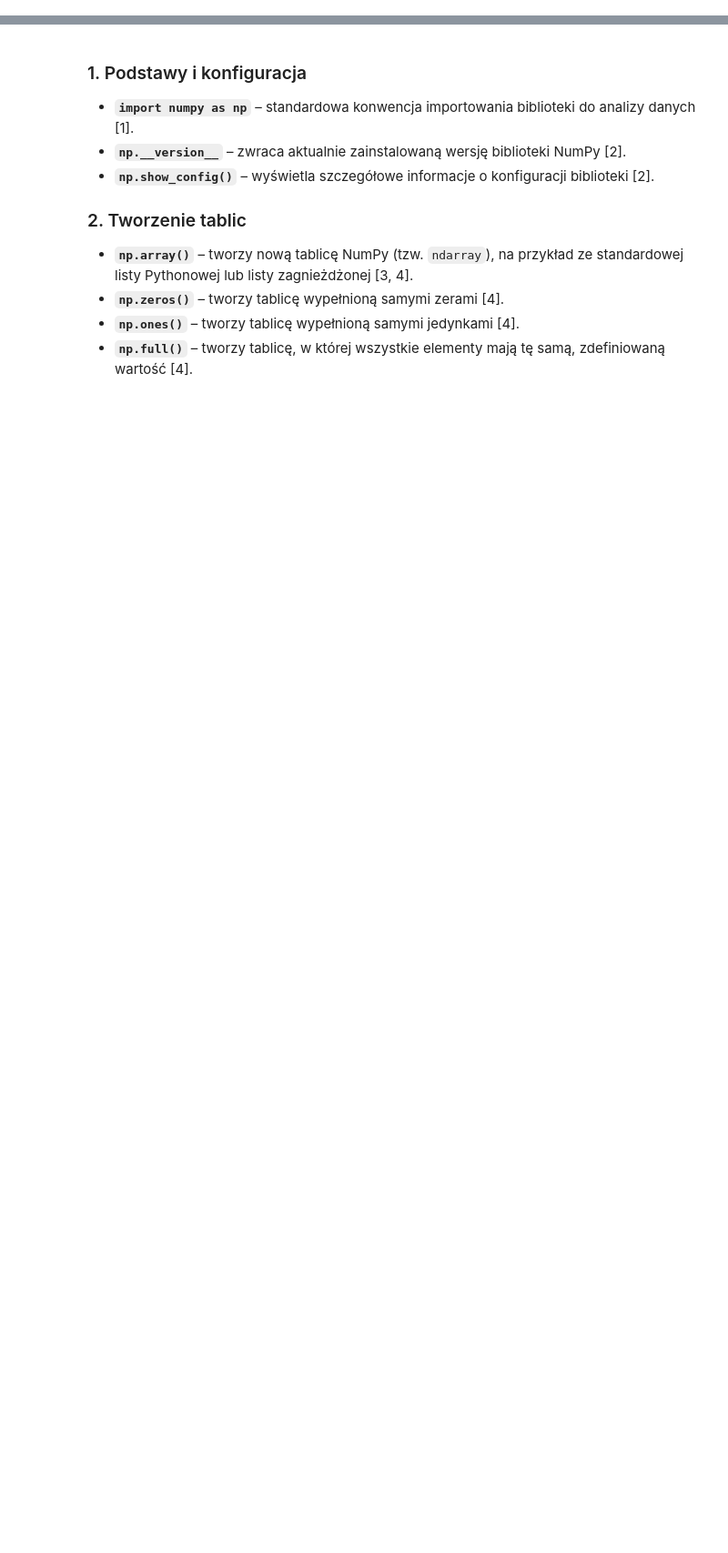
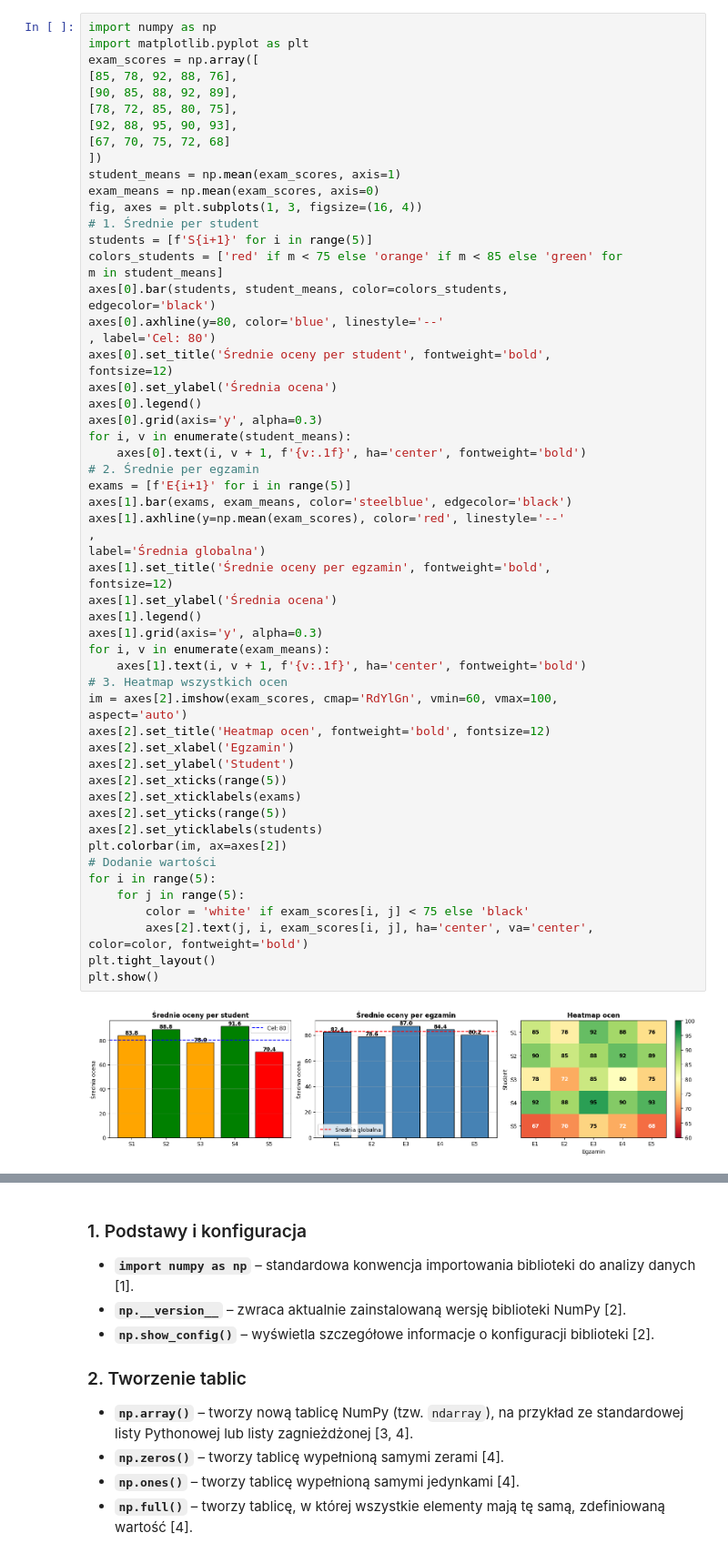
Before and after one commit to EwelinaNiewczas00/end-to-end-data-science, a Jupyter notebook: Prace_Domowe/Ćwiczenia_10.ipynb, the cells around one changed output, grey strips where cells are left out. Shown at 91% size. Saved outputs shown, nothing was run; the diff lists cells and outputs as text; blank space fills up the shorter version.

```diff
--- a/Prace_Domowe/Ćwiczenia_10.ipynb
+++ b/Prace_Domowe/Ćwiczenia_10.ipynb
@@ -92,0 +597,62 @@ zera 2d:
+# %%
+import numpy as np
+import matplotlib.pyplot as plt
+exam_scores = np.array([
+[85, 78, 92, 88, 76],
+[90, 85, 88, 92, 89],
+[78, 72, 85, 80, 75],
+[92, 88, 95, 90, 93],
+[67, 70, 75, 72, 68]
+])
+student_means = np.mean(exam_scores, axis=1)
+exam_means = np.mean(exam_scores, axis=0)
+fig, axes = plt.subplots(1, 3, figsize=(16, 4))
+# 1. Średnie per student
+students = [f'S{i+1}' for i in range(5)]
+colors_students = ['red' if m < 75 else 'orange' if m < 85 else 'green' for
+m in student_means]
+axes[0].bar(students, student_means, color=colors_students,
+edgecolor='black')
+axes[0].axhline(y=80, color='blue', linestyle='--'
+, label='Cel: 80')
+axes[0].set_title('Średnie oceny per student', fontweight='bold',
+fontsize=12)
+axes[0].set_ylabel('Średnia ocena')
+axes[0].legend()
+axes[0].grid(axis='y', alpha=0.3)
+for i, v in enumerate(student_means):
+    axes[0].text(i, v + 1, f'{v:.1f}', ha='center', fontweight='bold')
+# 2. Średnie per egzamin
+exams = [f'E{i+1}' for i in range(5)]
+axes[1].bar(exams, exam_means, color='steelblue', edgecolor='black')
+axes[1].axhline(y=np.mean(exam_scores), color='red', linestyle='--'
+,
+label='Średnia globalna')
+axes[1].set_title('Średnie oceny per egzamin', fontweight='bold',
+fontsize=12)
+axes[1].set_ylabel('Średnia ocena')
+axes[1].legend()
+axes[1].grid(axis='y', alpha=0.3)
+for i, v in enumerate(exam_means):
+    axes[1].text(i, v + 1, f'{v:.1f}', ha='center', fontweight='bold')
+# 3. Heatmap wszystkich ocen
+im = axes[2].imshow(exam_scores, cmap='RdYlGn', vmin=60, vmax=100,
+aspect='auto')
+axes[2].set_title('Heatmap ocen', fontweight='bold', fontsize=12)
+axes[2].set_xlabel('Egzamin')
+axes[2].set_ylabel('Student')
+axes[2].set_xticks(range(5))
+axes[2].set_xticklabels(exams)
+axes[2].set_yticks(range(5))
+axes[2].set_yticklabels(students)
+plt.colorbar(im, ax=axes[2])
+# Dodanie wartości
+for i in range(5):
+    for j in range(5):
+        color = 'white' if exam_scores[i, j] < 75 else 'black'
+        axes[2].text(j, i, exam_scores[i, j], ha='center', va='center',
+color=color, fontweight='bold')
+plt.tight_layout()
+plt.show()
+# %% [output]
+[figure, added]
```
Also changed, not shown: parts of 24 cells of this notebook, 1 other file.
